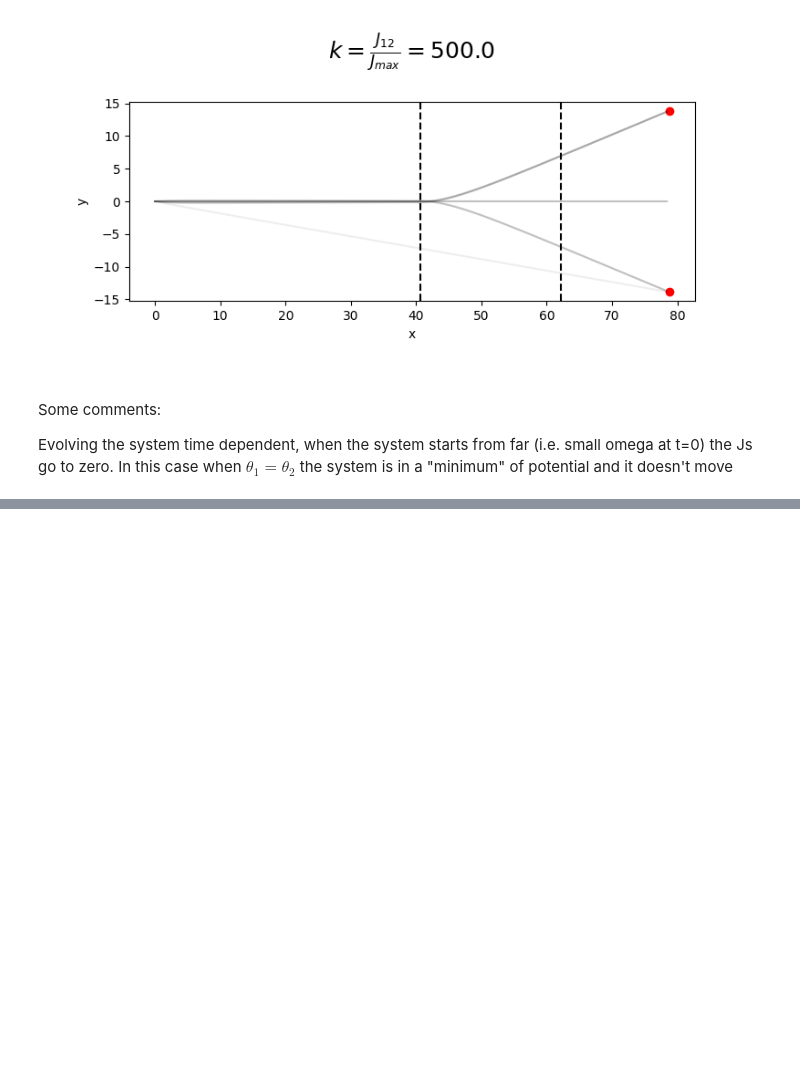
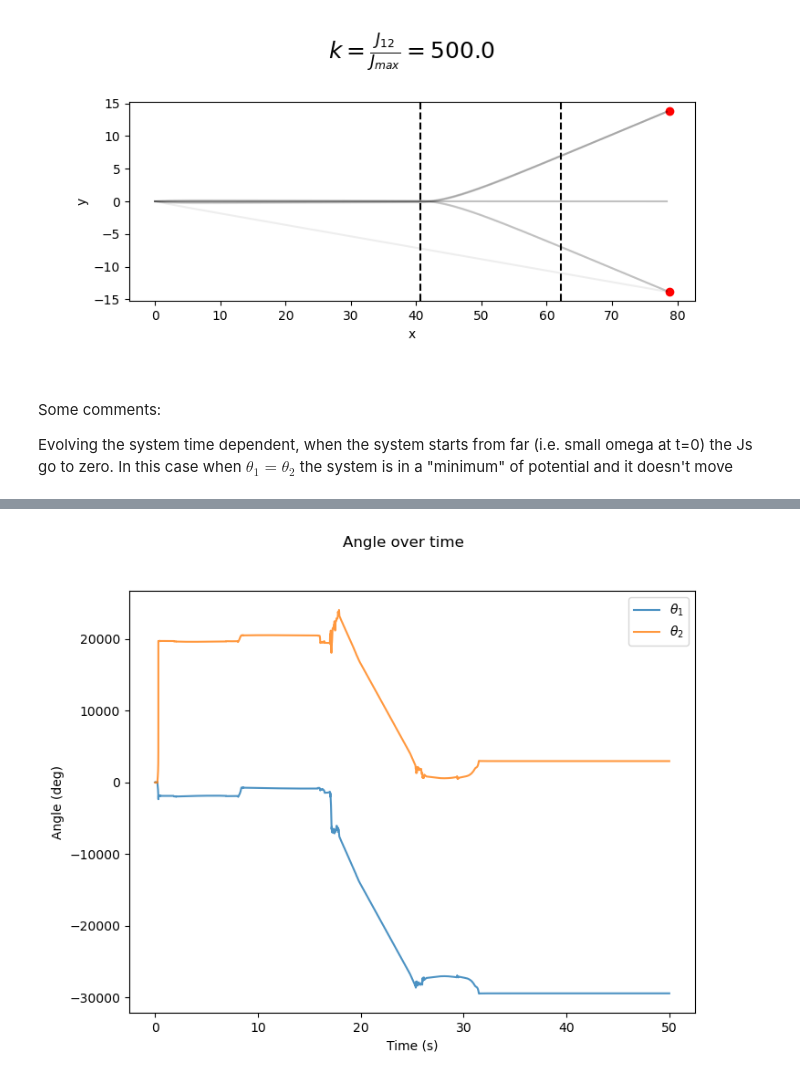
Before and after one commit to eleonoragatti44/Master-Thesis-Gatti, a Jupyter notebook: ode_models/bifurcation_traj/bifurcation_traj.ipynb, the cells around one changed output, grey strips where cells are left out. Drawn from its saved outputs; the diff is of its cells as text; code cells hidden in the pictures; blank space fills up the shorter version.

```diff
--- a/ode_models/bifurcation_traj/bifurcation_traj.ipynb
+++ b/ode_models/bifurcation_traj/bifurcation_traj.ipynb
@@ -182,0 +233,4 @@ Evolving the system time dependent, when the system starts from far (i.e. small
+# %%
+plot_thetas(res_noise[0])
+# %% [output]
+[figure, added]
```
Also changed, not shown: parts of 4 cells of this notebook, 8 other files.
